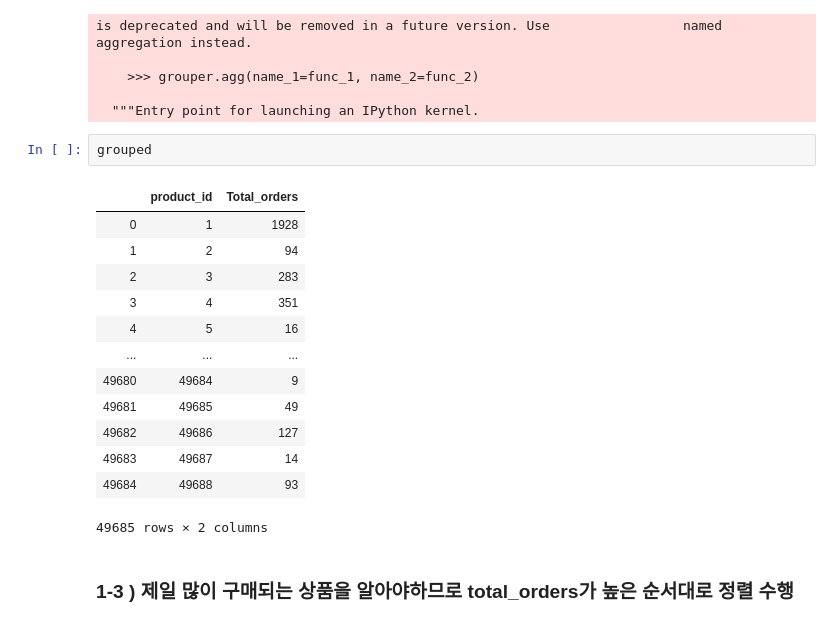
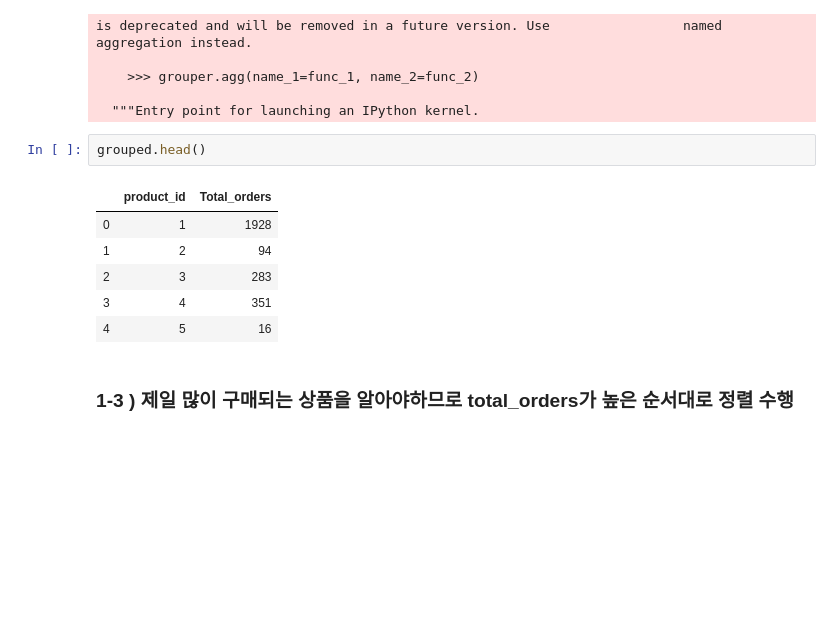
Before and after one commit to yejinee/Market_Analysis, a Jupyter notebook: hypothesis1.ipynb, the cells around one changed output. Cells and saved outputs as stored; diff of their text form; blank space fills up the shorter version.

```diff
--- a/hypothesis1.ipynb
+++ b/hypothesis1.ipynb
@@ -83,21 +83,14 @@ is deprecated and will be removed in a future version. Use                 named
 
   """Entry point for launching an IPython kernel.
 # %%
-grouped
+grouped.head()
 # %% [output]
 |  | product_id | Total_orders |
 | 0 | 1 | 1928 |
 | 1 | 2 | 94 |
 | 2 | 3 | 283 |
 | 3 | 4 | 351 |
 | 4 | 5 | 16 |
-| ... | ... | ... |
-| 49680 | 49684 | 9 |
-| 49681 | 49685 | 49 |
-| 49682 | 49686 | 127 |
-| 49683 | 49687 | 14 |
-| 49684 | 49688 | 93 |
-49685 rows × 2 columns
 # %% [markdown]
 ### 1-3 ) 제일 많이 구매되는 상품을 알아야하므로 total_orders가 높은 순서대로 정렬 수행
 # %%
```
Also changed, not shown: parts of 21 cells of this notebook, 3 other files.
